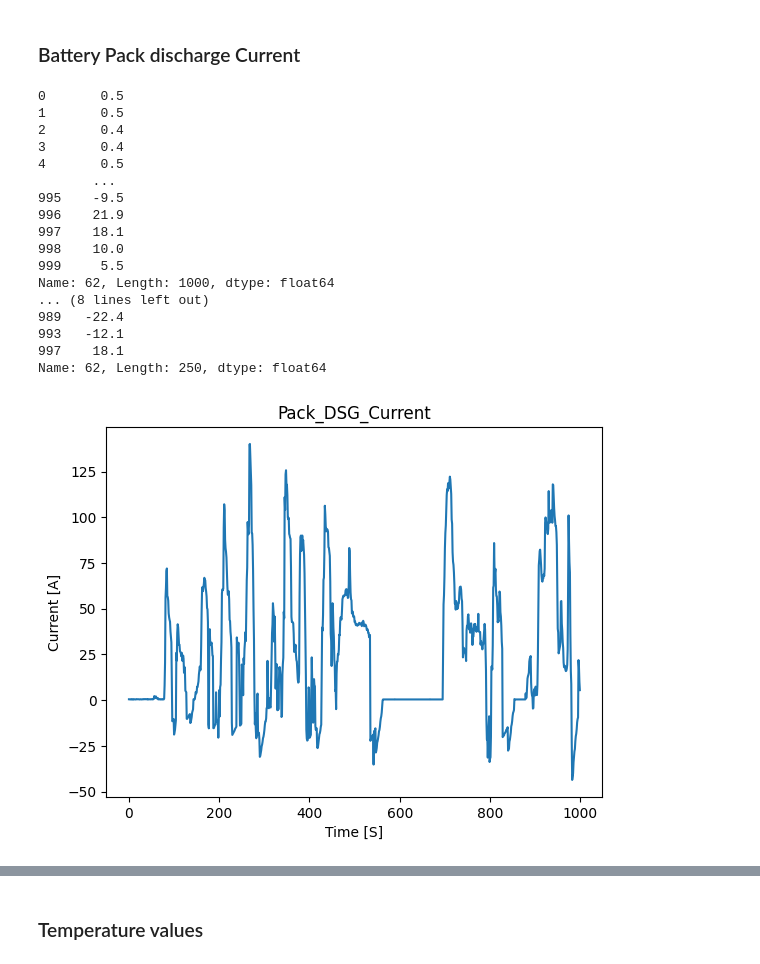
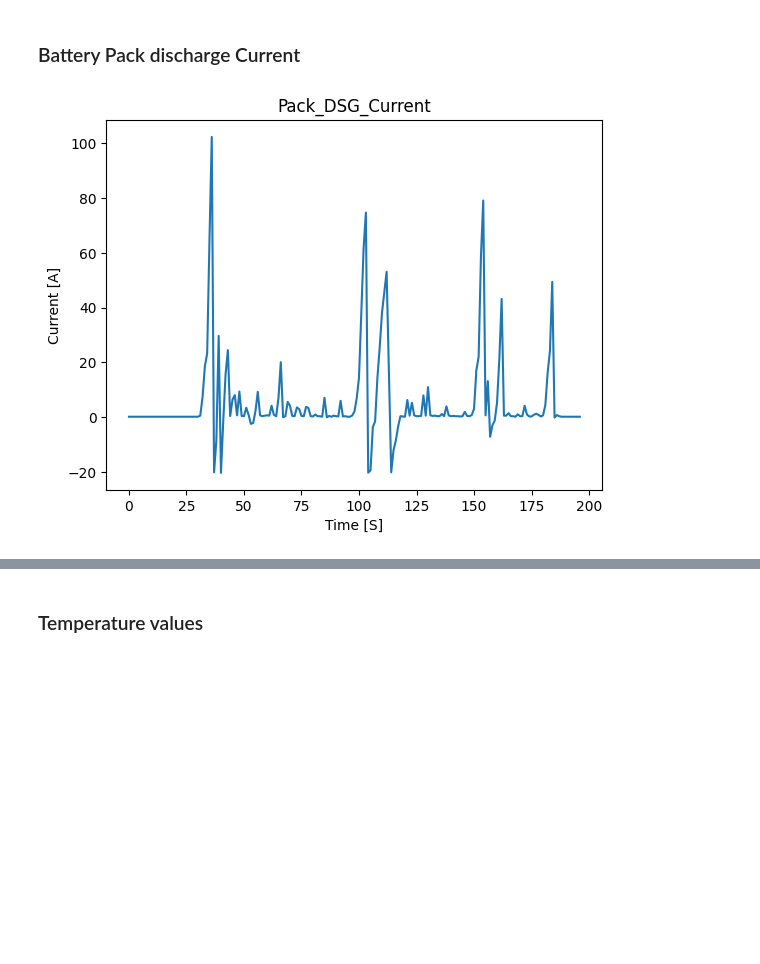
Before and after one commit to Bamamou/Pyhton_Jupiter, a Jupyter notebook: Data/Battery/BALISTRON.ipynb, the cells around one changed output, grey strips where cells are left out. Saved outputs shown, nothing was run; the diff lists cells and outputs as text; code cells hidden in the pictures; blank space fills up the shorter version.

```diff
--- a/Data/Battery/BALISTRON.ipynb
+++ b/Data/Battery/BALISTRON.ipynb
@@ -8,17 +8,15 @@ import numpy as np
 
 # Replace 'file_name.txt' with the name of your txt file
 
-df = pd.read_csv('C:\\Users\\admin\\Documents\\GitHub\\Pyhton_Jupiter\\Data\\Battery\\MaximRideWinbondRecording.txt',  header=None, na_values=[''], skipinitialspace=True)
+df = pd.read_csv('C:\\Users\\admin\\Documents\\GitHub\\Pyhton_Jupiter\\Data\\Battery\\E2209.txt',  header=None, na_values=[''], skipinitialspace=True)
 df.dropna(inplace = True)
 
 # Iterate through each column
 for col in df.columns:
     Data =df[col].str.split(';', expand=True)
-# All the 28 Strings voltages
-# for col in df.columns:
-#     Strings = ((Data.iloc[:, 30:57].astype(float))+200)/100
-# # All 6 temp probe and the max, min temp
-# for col in df.columns:
-#     Temperatures = Data.iloc[:, 63:68].astype(float)
-
-print(Data[1])
+# get all the 28 Strings voltages
+for col in df.columns:
+    Strings = ((Data.iloc[:, 30:57].astype(float))+200)/100
+# All 6 temp probe and the max, min temp
+for col in df.columns:
+    Temperatures = Data.iloc[:, 63:68].astype(float)
@@ -174,38 +52,12 @@ plt.show()
 # %% [markdown]
 ### Battery Pack discharge Current
 # %%
-Pack_DSG_Current =(Data.iloc[0:1000, 62].astype('float64'))/10
+Pack_DSG_Current =(Data.iloc[:, 62].astype('float64'))/10
 # Plot data in column 30
 plt.plot(Pack_DSG_Current)
-print(Pack_DSG_Current[:])
-print(Pack_DSG_Current[1::4])
 plt.title('Pack_DSG_Current')
 plt.xlabel('Time [S]')
 plt.ylabel('Current [A]')
 plt.show()
-plt.figure()
-plt.plot(Pack_DSG_Current[1::4])
-
-plt.title('Pack_DSG_Current')
-plt.xlabel('Time [S]')
-plt.ylabel('Current [A]')
-plt.show()
 # %% [output]
-0       0.5
-1       0.5
-2       0.4
-3       0.4
-4       0.5
-       ...
-995    -9.5
-996    21.9
-997    18.1
-998    10.0
-999     5.5
-Name: 62, Length: 1000, dtype: float64
-... (8 lines left out)
-989   -22.4
-993   -12.1
-997    18.1
-Name: 62, Length: 250, dtype: float64
-[figure, old version]
+[figure, new version]
```
Also changed, not shown: parts of 41 cells of this notebook.
